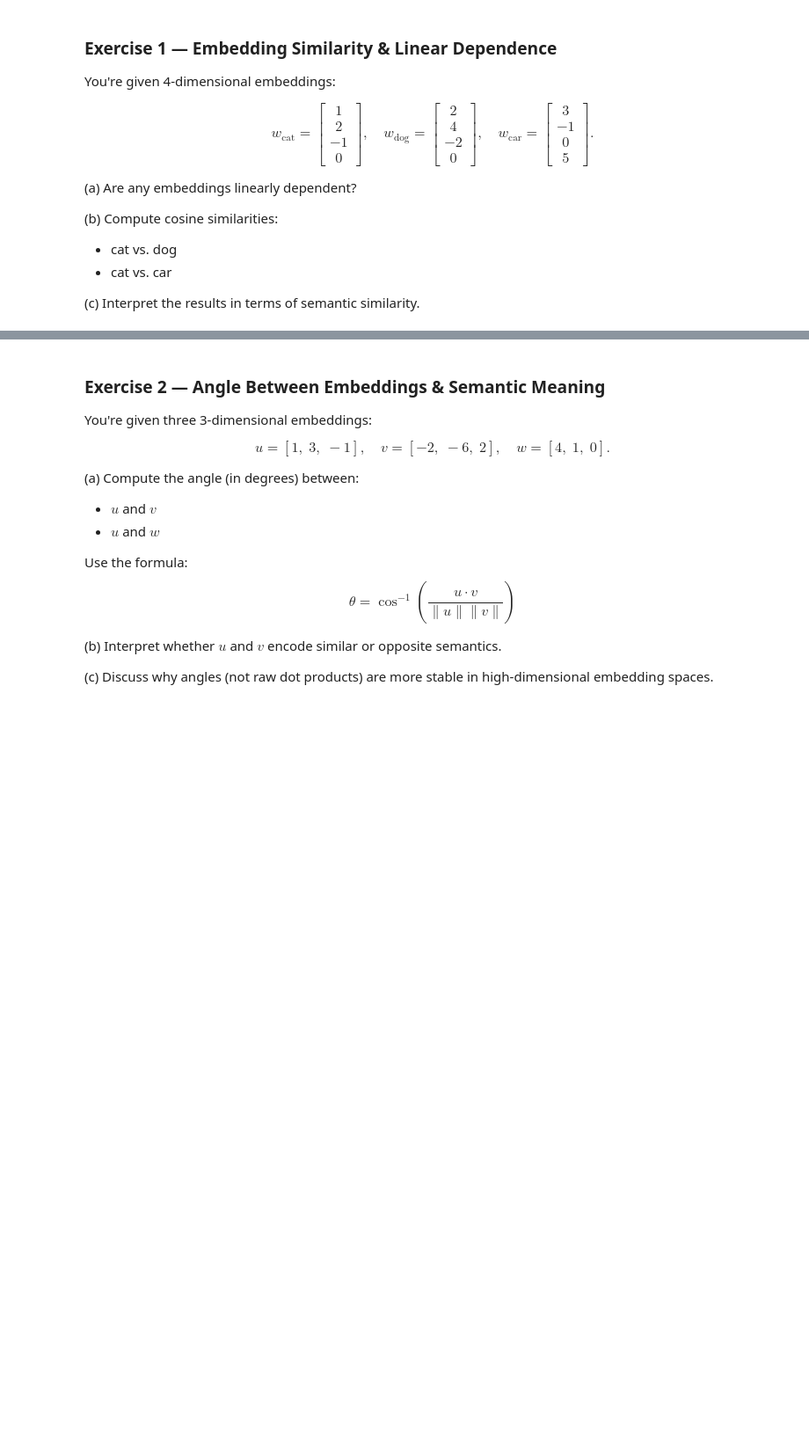
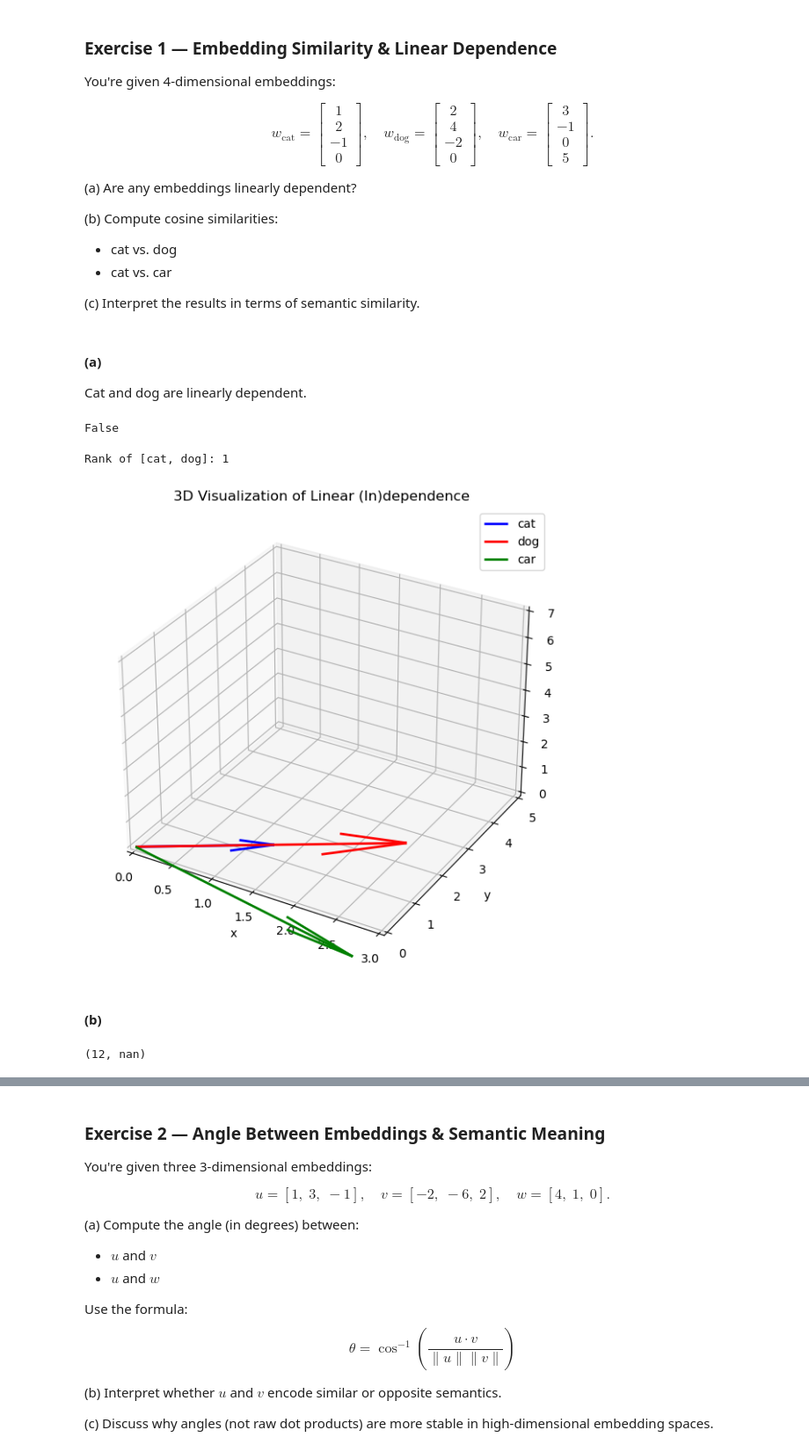
Before and after one commit to cadyngo/EAS-Math-for-AI, a Jupyter notebook: basics_of_lin_algb_student.ipynb, the cells around one changed output, grey strips where cells are left out. Shown at 88% size. Saved outputs shown, nothing was run; the diff lists cells and outputs as text; code cells hidden in the pictures; blank space fills up the shorter version.

```diff
--- a/basics_of_lin_algb_student.ipynb
+++ b/basics_of_lin_algb_student.ipynb
@@ -319,3 +319,63 @@ $$
 (c) Interpret the results in terms of semantic similarity.
 # %%
 # TODO: Exercise 1
+# %% [markdown]
+#### (a)
+Cat and dog are linearly dependent.
+# %%
+def independent(vecs):
+    A=np.vstack(vecs).T
+    return np.linalg.matrix_rank(A)==len(vecs)
+
+cat=np.array([1, 2, -1, 0])
+dog=np.array([2, 4,-2, 0])
+car=np.array([3, -1, 0, 5])
+independent([cat,dog,car])
+# %% [output]
+False
+# %%
+cat=np.array([1, 2, -1, 0])
+dog=np.array([2, 4,-2, 0])
+car=np.array([3, -1, 0, 5])
+
+# (a)
+rank = np.linalg.matrix_rank(np.vstack([cat, dog]).T)
+print("Rank of [cat, dog]:", rank)
+# %% [output]
+Rank of [cat, dog]: 1
+# %%
+import numpy as np
+import matplotlib.pyplot as plt
+from mpl_toolkits.mplot3d import Axes3D
+
+
+fig = plt.figure(figsize=(7,7))
+ax = fig.add_subplot(111, projection='3d')
+
+ax.quiver(0, 0, 0, cat[0], cat[1], cat[2], color='blue', linewidth=2, label="cat")
+ax.quiver(0, 0, 0, dog[0], dog[1], dog[2], color='red', linewidth=2, label="dog")
+ax.quiver(0, 0, 0, car[0], car[1], car[2], color='green', linewidth=2, label="car")
+
+
+ax.set_xlim([0, 3])
+ax.set_ylim([0, 5])
+ax.set_zlim([0, 7])
+
+ax.set_xlabel("x")
+ax.set_ylabel("y")
+ax.set_zlabel("z")
+
+ax.set_title("3D Visualization of Linear (In)dependence")
+
+ax.legend()
+plt.show()
+# %% [output]
+[figure, added]
+# %% [markdown]
+#### (b)
+# %%
+dot1=cat@dog
+angle=np.arccos(dot1/(np.linalg.norm(cat)*np.linalg.norm(dog)))
+dot, angle
+# %% [output]
+(12, nan)
```
Also changed, not shown: parts of 15 cells of this notebook.
